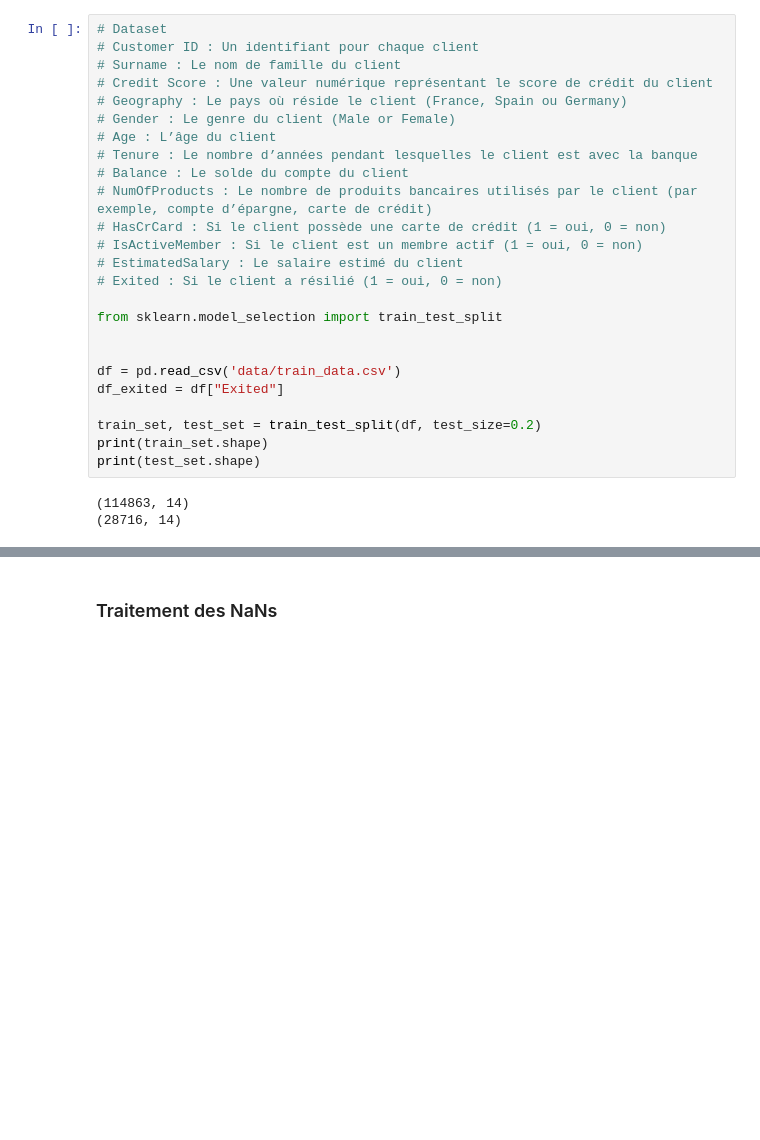
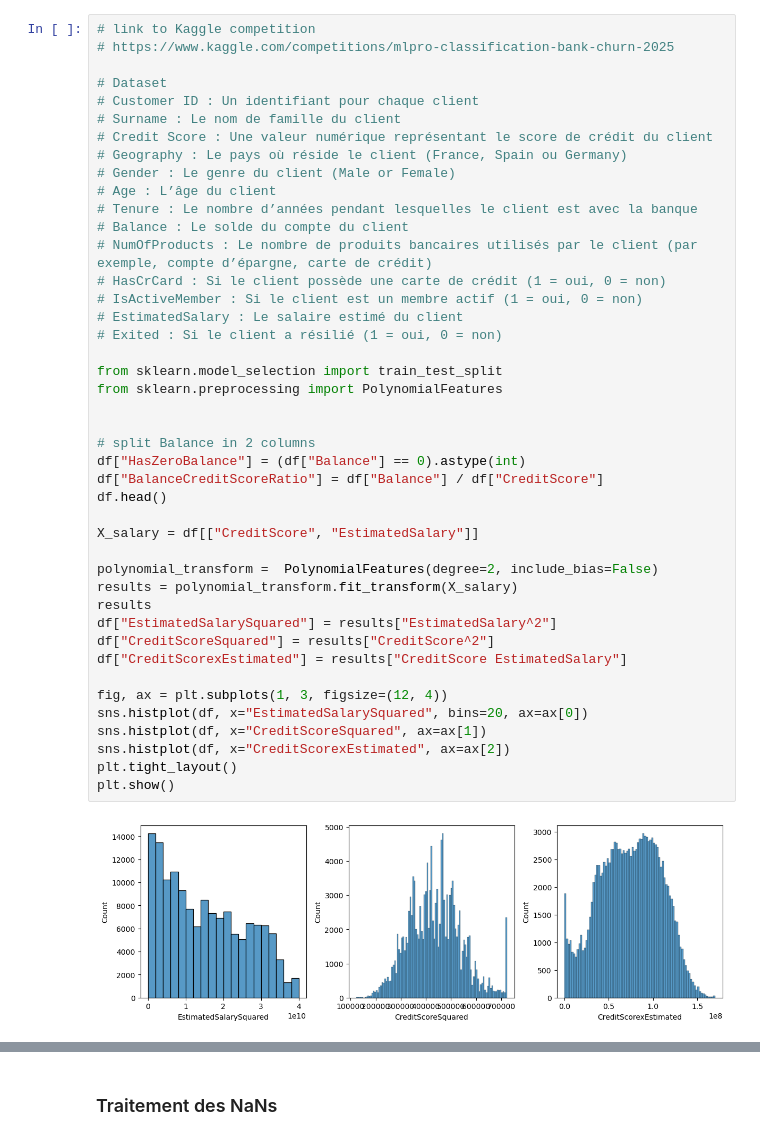
Before and after one commit to olivierbachard/bank_churn_classification, a Jupyter notebook: training.ipynb, the cells around one changed output, grey strips where cells are left out. Saved outputs shown, nothing was run; the diff lists cells and outputs as text; blank space fills up the shorter version.

```diff
--- a/training.ipynb
+++ b/training.ipynb
@@ -14,28 +23,45 @@ set_config(transform_output="pandas")
 # %%
+# link to Kaggle competition
+# https://www.kaggle.com/competitions/mlpro-classification-bank-churn-2025
+
 # Dataset
 # Customer ID : Un identifiant pour chaque client
 # Surname : Le nom de famille du client
 # Credit Score : Une valeur numérique représentant le score de crédit du client
 # Geography : Le pays où réside le client (France, Spain ou Germany)
 # Gender : Le genre du client (Male or Female)
 # Age : L’âge du client
 # Tenure : Le nombre d’années pendant lesquelles le client est avec la banque
 # Balance : Le solde du compte du client
 # NumOfProducts : Le nombre de produits bancaires utilisés par le client (par exemple, compte d’épargne, carte de crédit)
 # HasCrCard : Si le client possède une carte de crédit (1 = oui, 0 = non)
 # IsActiveMember : Si le client est un membre actif (1 = oui, 0 = non)
 # EstimatedSalary : Le salaire estimé du client
 # Exited : Si le client a résilié (1 = oui, 0 = non)
 
 from sklearn.model_selection import train_test_split
+from sklearn.preprocessing import PolynomialFeatures
 
 
-df = pd.read_csv('data/train_data.csv')
-df_exited = df["Exited"]
+# split Balance in 2 columns
+df["HasZeroBalance"] = (df["Balance"] == 0).astype(int)
+df["BalanceCreditScoreRatio"] = df["Balance"] / df["CreditScore"]
+df.head()
 
-train_set, test_set = train_test_split(df, test_size=0.2)
-print(train_set.shape)
-print(test_set.shape)
+X_salary = df[["CreditScore", "EstimatedSalary"]]
+
+polynomial_transform =  PolynomialFeatures(degree=2, include_bias=False)
+results = polynomial_transform.fit_transform(X_salary)
+results
+df["EstimatedSalarySquared"] = results["EstimatedSalary^2"]
+df["CreditScoreSquared"] = results["CreditScore^2"]
+df["CreditScorexEstimated"] = results["CreditScore EstimatedSalary"]
+
+fig, ax = plt.subplots(1, 3, figsize=(12, 4))
+sns.histplot(df, x="EstimatedSalarySquared", bins=20, ax=ax[0])
+sns.histplot(df, x="CreditScoreSquared", ax=ax[1])
+sns.histplot(df, x="CreditScorexEstimated", ax=ax[2])
+plt.tight_layout()
+plt.show()
 # %% [output]
-(114863, 14)
-(28716, 14)
+[figure, added]
```
Also changed, not shown: parts of 16 cells of this notebook, 1 other file.
